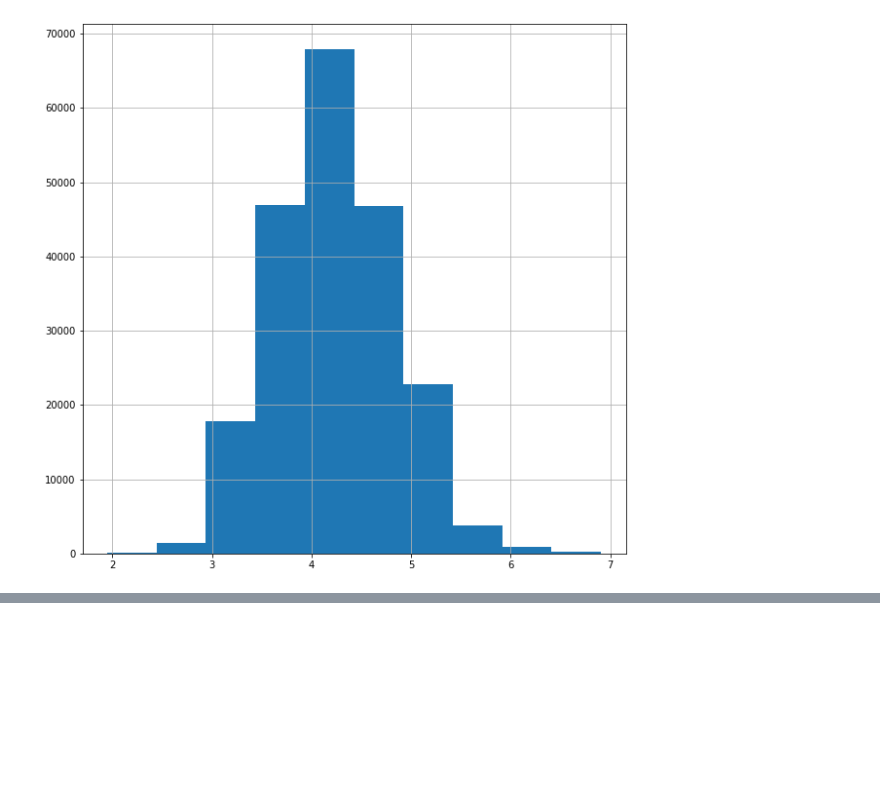
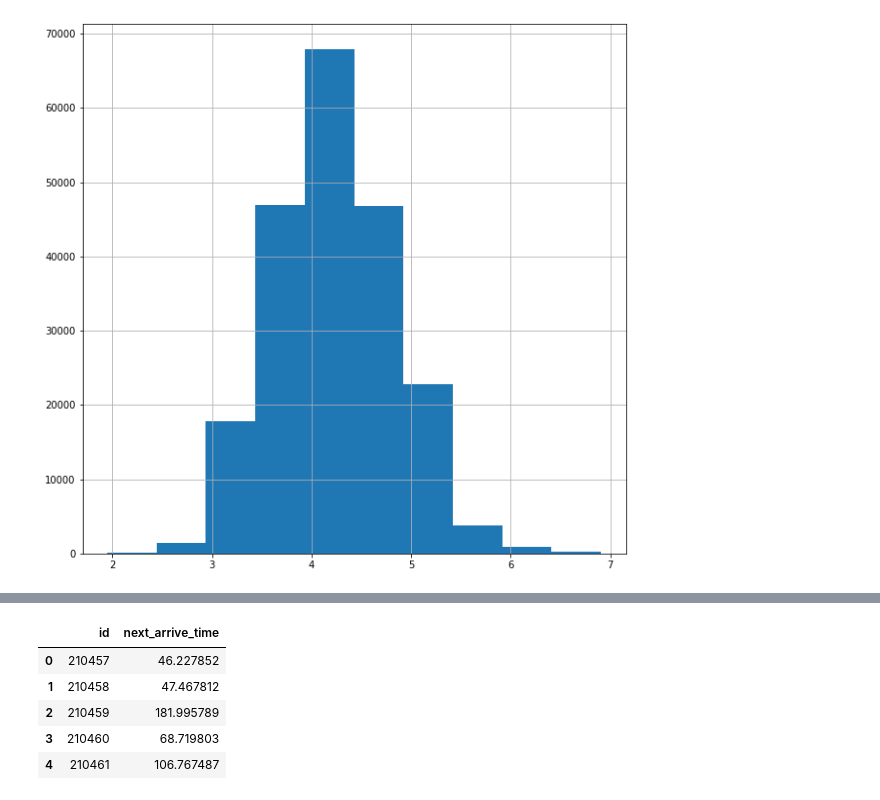
Before and after one commit to dbj2000/DACON, a Jupyter notebook: pr1_Bus Operating Time.ipynb, the cells around one changed output, grey strips where cells are left out. Drawn from its saved outputs; the diff is of its cells as text; code cells hidden in the pictures; blank space fills up the shorter version.

```diff
--- a/pr1_Bus Operating Time.ipynb
+++ b/pr1_Bus Operating Time.ipynb
@@ -365,7 +371,7 @@ train_ohe
 # %% [markdown]
 ## **drop columns**
 # %%
-drop_columns = ['id', 'route_id', 'vh_id', 'now_station', 'next_station']
+drop_columns = ['id', 'route_id', 'vh_id', 'now_station', 'next_station','now_arrive_time_0']
 train_ohe.drop(drop_columns, axis=1, inplace=True)
 train_ohe
 # %% [output]
@@ -524,0 +494,9 @@ sns.barplot(x=coef_sort.values, y=coef_sort.index)
+# %%
+# XGB Regressor
+xgb_reg = XGBRegressor(n_estimators=500, max_depth=5, random_state=0)
+xgb_reg.fit(X_train, y_train, early_stopping_rounds=100,
+           eval_metric='rmse', eval_set=[(X_train, y_train), (X_test, y_test)])
+
+xgb_pred = np.expm1(xgb_reg.predict(X_test))
+print('XGBRegressor RMSE :')
+evaluate_regr(y_test_exp, xgb_pred)
@@ -524,0 +586,16 @@ sns.barplot(x=coef_sort.values, y=coef_sort.index)
+# %%
+X_features = test_df_scaled.drop(['id'],axis=1,inplace=False)
+test = test_df_scaled[list(X_features.columns)]
+result = np.expm1(xgb_reg.predict(test))
+
+# submission 파일 작성
+submission = pd.read_csv('submission_제출양식.csv')
+submission['next_arrive_time'] = result
+submission.head()
+# %% [output]
+|  | id | next_arrive_time |
+| 0 | 210457 | 46.227852 |
+| 1 | 210458 | 47.467812 |
+| 2 | 210459 | 181.995789 |
+| 3 | 210460 | 68.719803 |
+| 4 | 210461 | 106.767487 |
```
Also changed, not shown: parts of 26 cells of this notebook.
